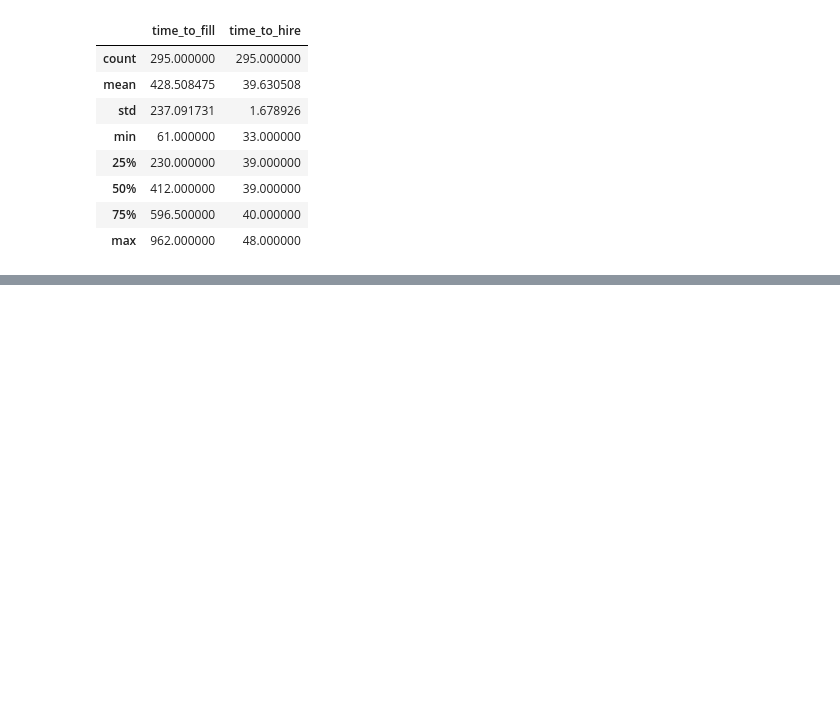
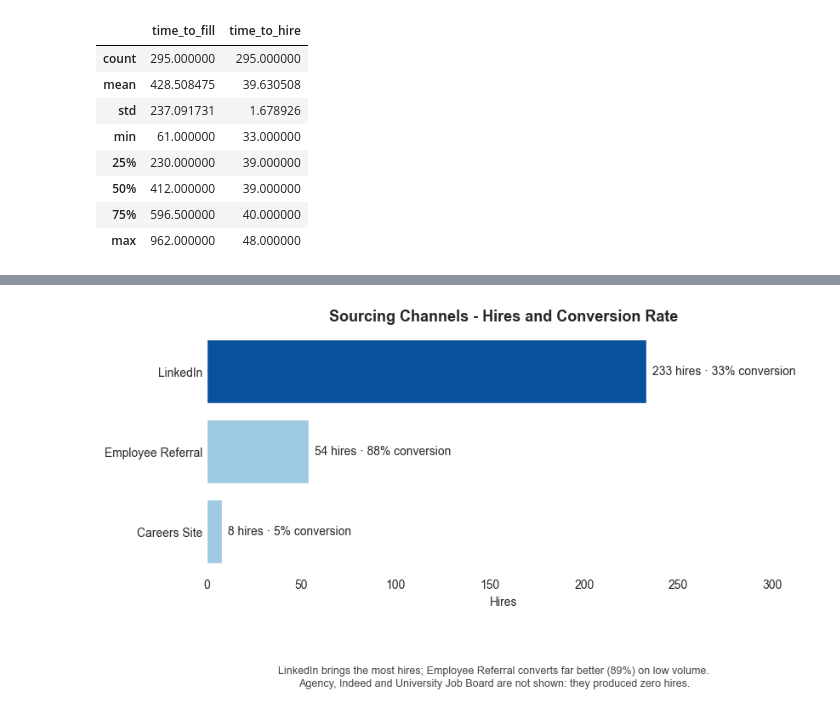
Before and after one commit to ddenerson/wise_people_analytics_case, a Jupyter notebook: notebooks/recruitment_funnel_analysis.ipynb, the cells around one changed output, grey strips where cells are left out. Drawn from its saved outputs; the diff is of its cells as text; code cells hidden in the pictures; blank space fills up the shorter version.

```diff
--- a/notebooks/recruitment_funnel_analysis.ipynb
+++ b/notebooks/recruitment_funnel_analysis.ipynb
@@ -149,0 +160,10 @@ df[['time_to_fill', 'time_to_hire']].describe()
+# %%
+# Applications, hires, and hire rate per channel.
+by_source = df.groupby('source').agg(
+    applications=('application_id', 'count'),
+    hires=('current_stage', lambda s: (s == 'Hired').sum())
+)
+by_source['hire_rate_%'] = (by_source['hires'] /
+                            by_source['applications'] * 100).round(1)
+by_source = by_source.sort_values('applications', ascending=False)
+by_source
@@ -149,0 +259,33 @@ df[['time_to_fill', 'time_to_hire']].describe()
+# %%
+# Keep only channels that produced hires; the empty ones become a caption note.
+active = by_source[by_source['hires'] > 0].sort_values('hires', ascending=True)
+
+fig, ax = plt.subplots(figsize=(9, 5))
+
+colors = ['#9ecae1'] * len(active)
+colors[-1] = '#08519c'  # top by hires = LinkedIn
+ax.barh(active.index, active['hires'], color=colors)
+
+# Each bar shows hires and conversion rate together.
+for i, (h, rate) in enumerate(zip(active['hires'], active['hire_rate_%'])):
+    ax.text(h + 3, i, f"{h} hires · {rate:.0f}% conversion", va='center', fontsize=10)
+
+ax.set_xlabel('Hires')
+ax.set_title('Sourcing Channels - Hires and Conversion Rate',
+             fontsize=13, fontweight='bold')
+ax.set_xlim(0, active['hires'].max() * 1.35)
+ax.tick_params(length=0)
+sns.despine(left=True, bottom=True)
+
+# Reserve space below, then place the caption low and centered.
+fig.subplots_adjust(bottom=0.30)
+caption = ("LinkedIn brings the most hires; Employee Referral converts far better "
+           "(89%) on low volume.\n"
+           "Agency, Indeed and University Job Board are not shown: they produced "
+           "zero hires.")
+fig.text(0.5, 0.06, caption, ha='center', va='center', fontsize=9, color='#444444')
+
+plt.savefig('../outputs/figures/channels.png', dpi=120, bbox_inches='tight')
+plt.show()
+# %% [output]
+[figure, added]
```
Also changed, not shown: parts of 16 cells of this notebook, 3 other files.
